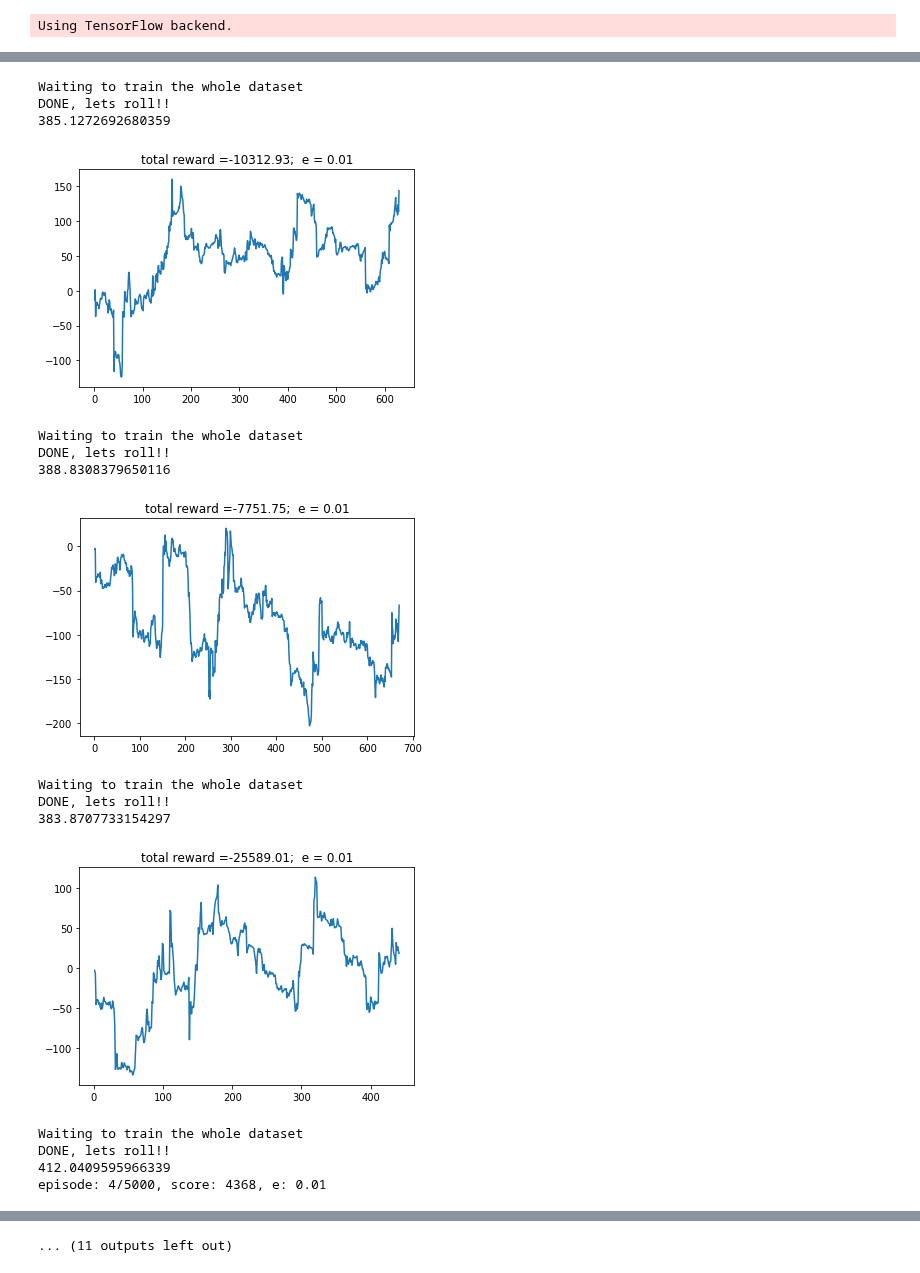
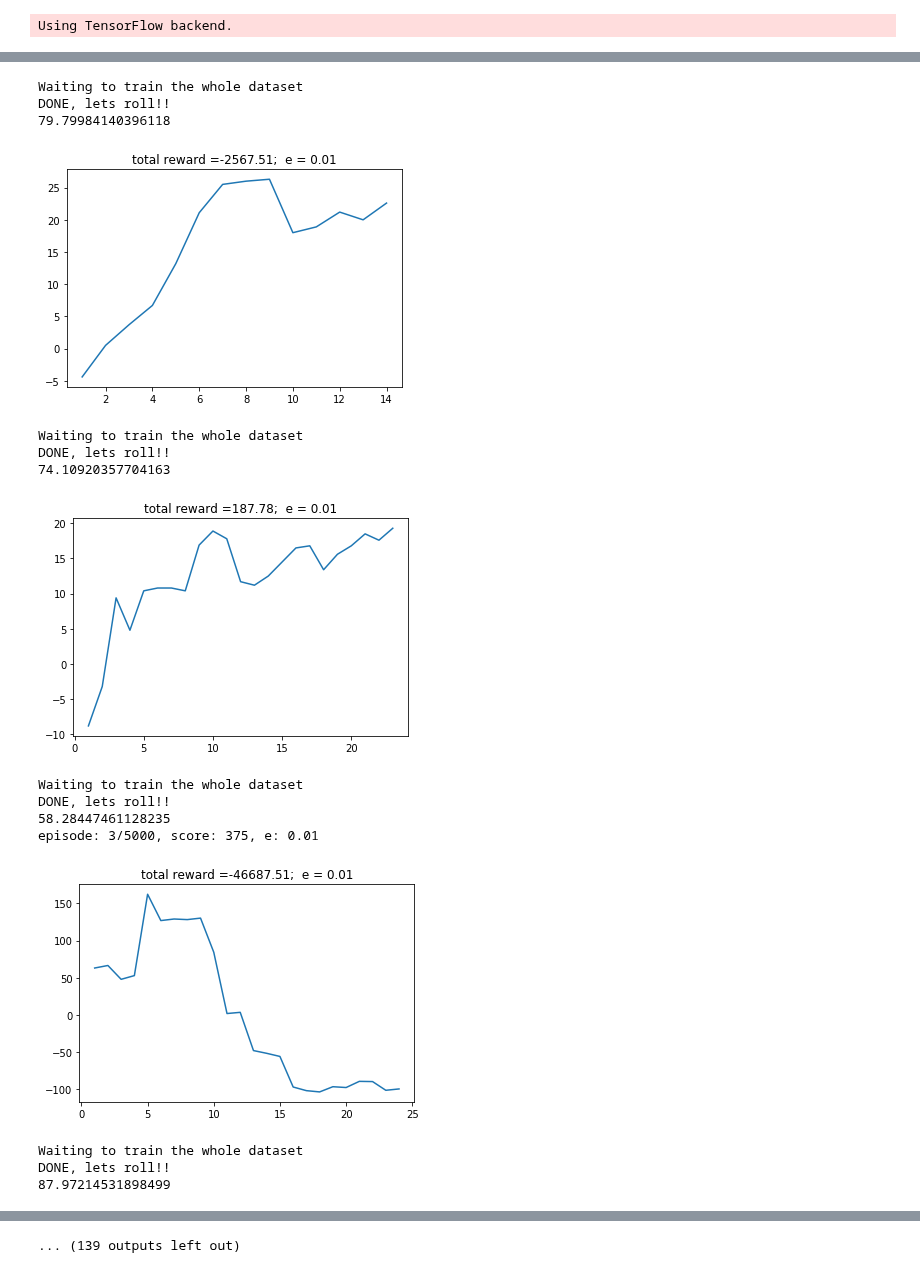
Before and after one commit to MrGeorge2/ForexAi_Q, a Jupyter notebook: q_learning/Untitled.ipynb, the cells around one changed output, grey strips where cells are left out. Drawn from its saved outputs; the diff is of its cells as text; code cells hidden in the pictures.

```diff
--- a/q_learning/Untitled.ipynb
+++ b/q_learning/Untitled.ipynb
@@ -22,10 +22,11 @@ NUMBER_OF_SAMPLES = 200
 EPISODES = 5000
 TICQTY_MAX = 55000
 HOLD_REWARD = -1.5
+OPEN_TRADE_REWARD = 0
 CLOSING_TRADE_WITH_OPENING = 25
 DIVIDE_PRICE_UNDER_LOCAL_MINIMA = 10
 REWARD_FOR_PIPS = 10000
-TIMES_FACTOR = 5
+TIMES_FACTOR = 1
 
 ACTION_DECODE = {
     0: 0,
@@ -38,7 +39,7 @@ ACTION_DECODE = {
 class Dataframe:
 
     def __init__(self):
-        self._dataframe = self._load()[:6000]
+        self._dataframe = self._load()[:2000]
         self.__scaler = MinMaxScaler()
 
     @property
@@ -187,6 +188,7 @@ class Trevor:
                     reward = (self.local_max_price - last_close) * REWARD_FOR_PIPS
                     reward = reward / DIVIDE_PRICE_UNDER_LOCAL_MINIMA if last_close < self.enter_price \
                         else reward
+            reward = OPEN_TRADE_REWARD
 
         # """ OPENING POSITION  """
         elif (self.last_action == 0 and action == 1) or (self.last_action == 0 and action == 2):
@@ -261,7 +263,7 @@ class DQNAgent:
         self.epsilon_decay = 0.999
         self.learning_rate = 0.001
 
-        self.batch_size_samples = 1000
+        self.batch_size_samples = 500
         self.batch_size = batch_size
 
         self.model = self._build_model()
@@ -433,7 +435,7 @@ for e in range(EPISODES):
         if len(agent.memory) > batch_size:
             # agent.replay(batch_size)
             if not run:
-                thr_list = [Thread(target=agent.replay) for _ in range(3)]
+                thr_list = [Thread(target=agent.replay) for _ in range(1)]
                 for thr in thr_list:
                     thr.start()
                     t_lib.sleep(1)
@@ -469,16 +470,16 @@ episode: 0/5000, score: 4347, e: 0.01
 Waiting to train the whole dataset
 DONE, lets roll!!
-385.1272692680359
+79.79984140396118
-[figure, old version]
+[figure, new version]
 Waiting to train the whole dataset
 DONE, lets roll!!
-388.8308379650116
+74.10920357704163
-[figure, old version]
+[figure, new version]
 Waiting to train the whole dataset
 DONE, lets roll!!
-383.8707733154297
+58.28447461128235
+episode: 3/5000, score: 375, e: 0.01
-[figure, old version]
+[figure, new version]
 Waiting to train the whole dataset
 DONE, lets roll!!
-412.0409595966339
-episode: 4/5000, score: 4368, e: 0.01
+87.97214531898499
@@ -491 +491 @@ episode: 5/5000, score: 4382, e: 0.01
-... (11 outputs left out)
+... (139 outputs left out)
```
Also changed, not shown: parts of 1 cell of this notebook, 1 other file.
